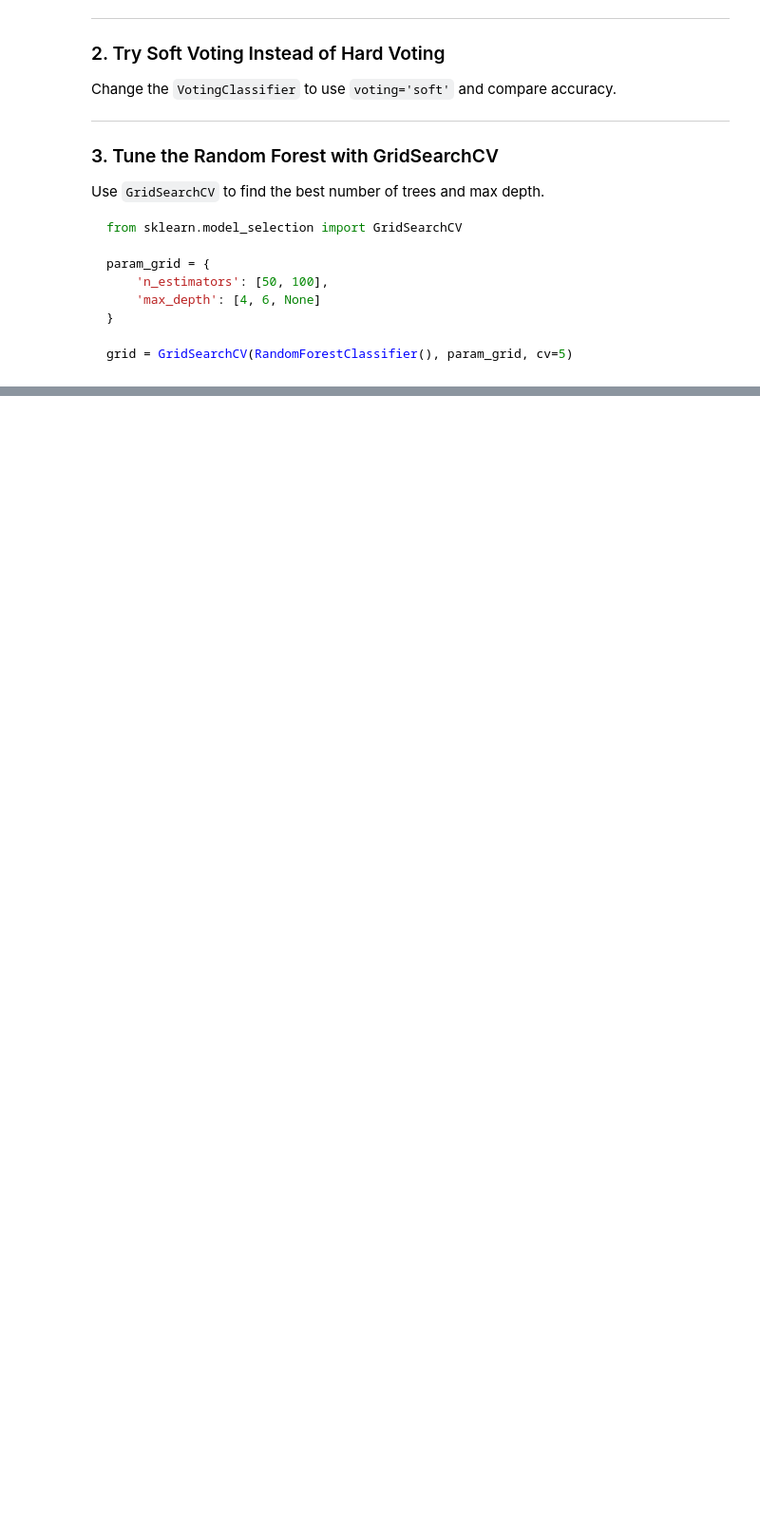
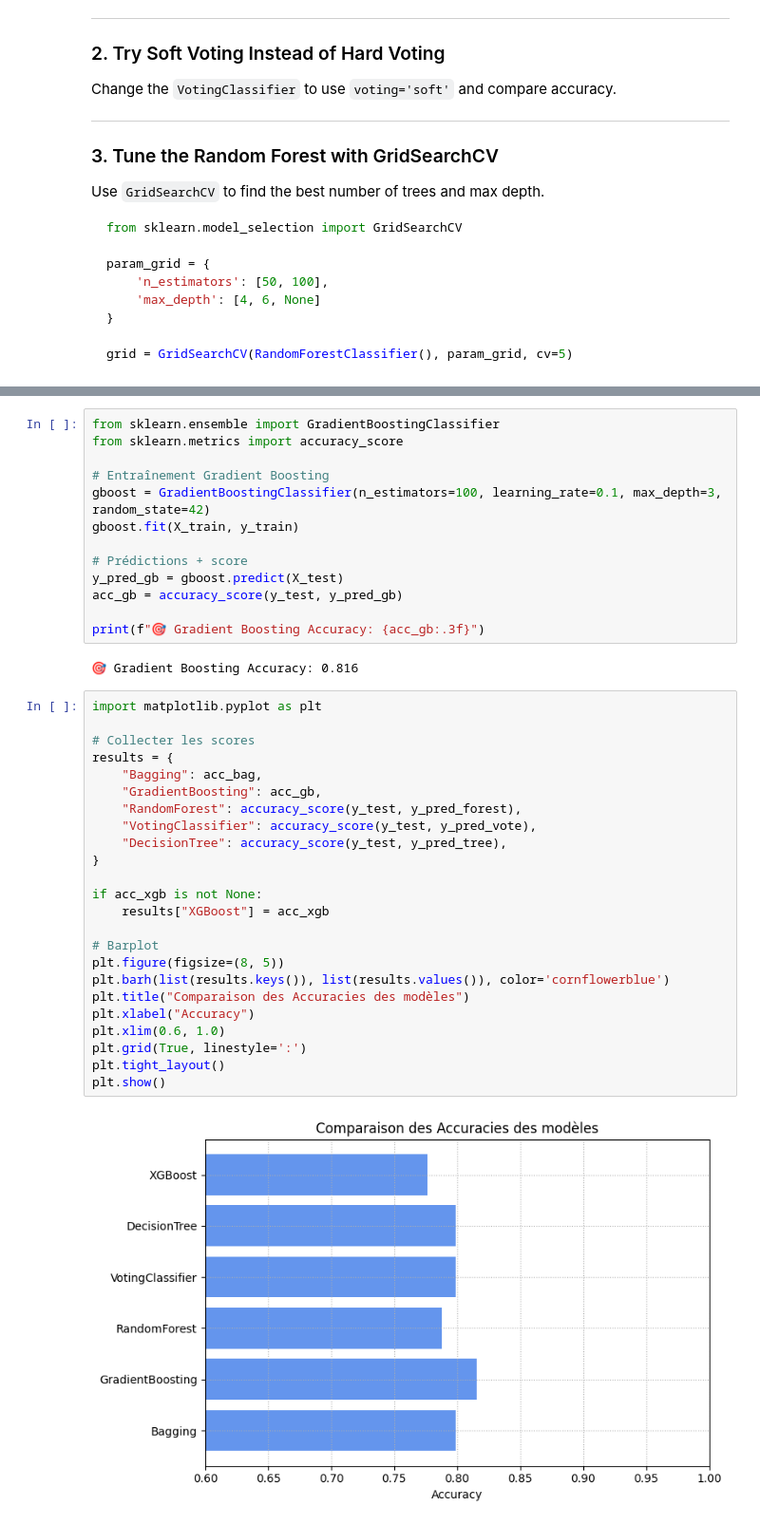
Before and after one commit to sarah-bouzabal/Cours-Data-Science-M2, a Jupyter notebook: ML/Exercice_2.ipynb, the cells around one changed output, grey strips where cells are left out. Shown: that part at 95% size. Drawn from its saved outputs; the diff is of its cells as text; blank space fills up the shorter version.

```diff
--- a/ML/Exercice_2.ipynb
+++ b/ML/Exercice_2.ipynb
@@ -108,0 +265,41 @@ grid = GridSearchCV(RandomForestClassifier(), param_grid, cv=5)
+# %%
+from sklearn.ensemble import GradientBoostingClassifier
+from sklearn.metrics import accuracy_score
+
+# Entraînement Gradient Boosting
+gboost = GradientBoostingClassifier(n_estimators=100, learning_rate=0.1, max_depth=3, random_state=42)
+gboost.fit(X_train, y_train)
+
+# Prédictions + score
+y_pred_gb = gboost.predict(X_test)
+acc_gb = accuracy_score(y_test, y_pred_gb)
+
+print(f"🎯 Gradient Boosting Accuracy: {acc_gb:.3f}")
+# %% [output]
+🎯 Gradient Boosting Accuracy: 0.816
+# %%
+import matplotlib.pyplot as plt
+
+# Collecter les scores
+results = {
+    "Bagging": acc_bag,
+    "GradientBoosting": acc_gb,
+    "RandomForest": accuracy_score(y_test, y_pred_forest),
+    "VotingClassifier": accuracy_score(y_test, y_pred_vote),
+    "DecisionTree": accuracy_score(y_test, y_pred_tree),
+}
+
+if acc_xgb is not None:
+    results["XGBoost"] = acc_xgb
+
+# Barplot
+plt.figure(figsize=(8, 5))
+plt.barh(list(results.keys()), list(results.values()), color='cornflowerblue')
+plt.title("Comparaison des Accuracies des modèles")
+plt.xlabel("Accuracy")
+plt.xlim(0.6, 1.0)
+plt.grid(True, linestyle=':')
+plt.tight_layout()
+plt.show()
+# %% [output]
+[figure, added]
```
Also changed, not shown: parts of 9 cells of this notebook.
